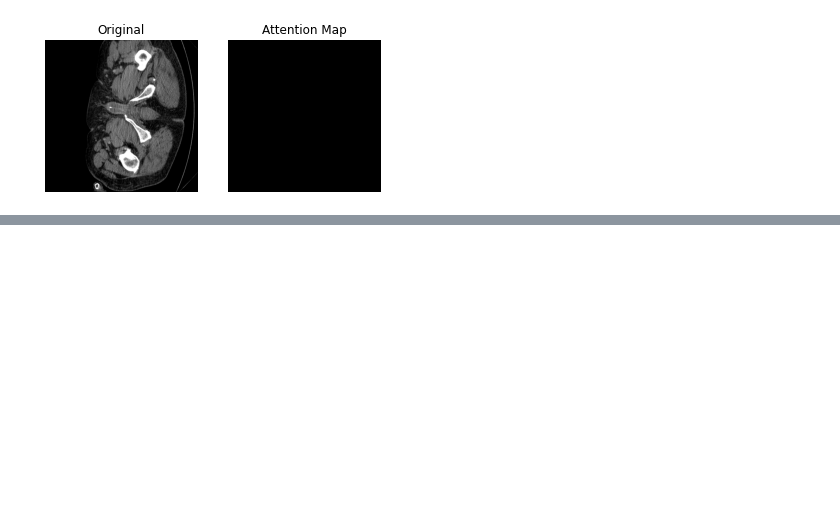
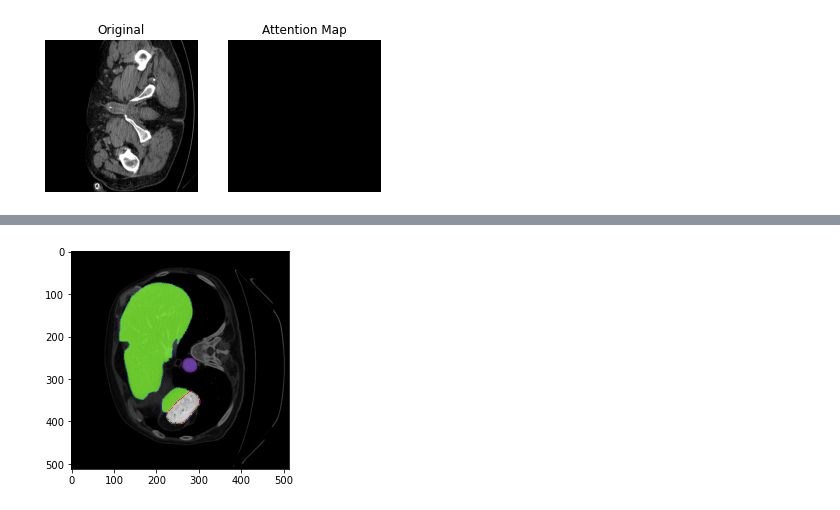
Before and after one commit to kenza-bouzid/TransUnet, a Jupyter notebook: models/vit-keras/test-vit.ipynb, the cells around one changed output, grey strips where cells are left out. Saved outputs shown, nothing was run; the diff lists cells and outputs as text; code cells hidden in the pictures; blank space fills up the shorter version.

```diff
--- a/models/vit-keras/test-vit.ipynb
+++ b/models/vit-keras/test-vit.ipynb
@@ -107,0 +185,8 @@ WARNING:tensorflow:8 out of the last 8 calls to <function Model.make_predict_fun
+# %%
+train_sample = np.load(f"../../data/train_npz/case0005_slice085.npz")
+plt.figure()
+plt.imshow(train_sample["image"], cmap='gray')
+plt.imshow(train_sample["label"], cmap='nipy_spectral', alpha=0.6)
+plt.show()
+# %% [output]
+[figure, added]
```
Also changed, not shown: parts of 24 cells of this notebook, 3 other files.
